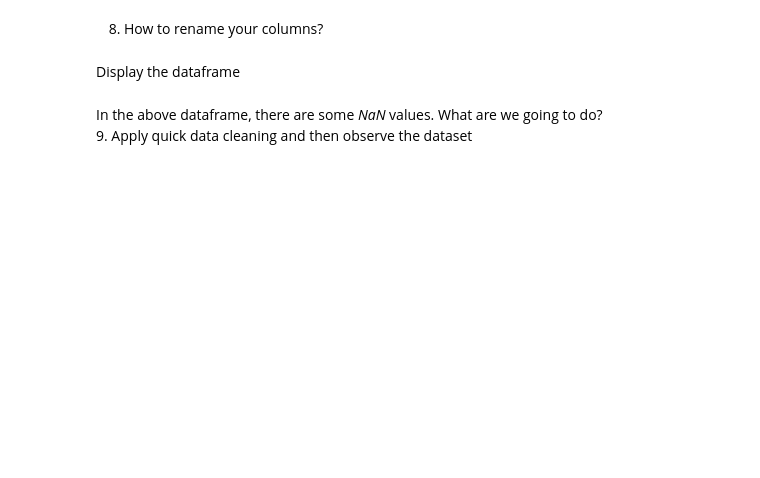
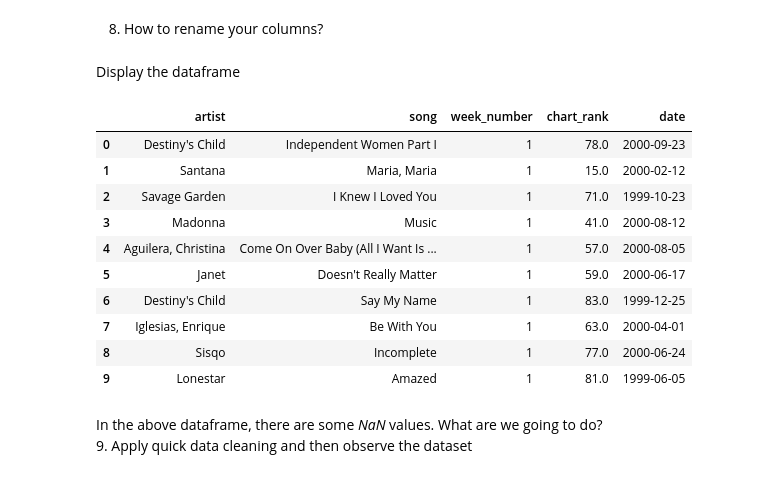
Before and after one commit to ParthiOS/PROG8245Lab4, a Jupyter notebook: week5Lab_Students.ipynb, the cells around one changed output. Cells and saved outputs as stored; diff of their text form; code cells hidden in the pictures; blank space fills up the shorter version.

```diff
--- a/week5Lab_Students.ipynb
+++ b/week5Lab_Students.ipynb
@@ -126,2 +201,6 @@ Next, let's try to find the date at which the song ranked the number that is sho
 # %% [markdown]
 7. Let's only keep necessary columns
+# %%
+BBdf_clean = BBdf_melted[['artist.inverted', 'track', 'week', 'rank', 'chart_date']]
+
+BBdf_clean.head()
@@ -128,7 +214,29 @@ Next, let's try to find the date at which the song ranked the number that is sho
 # %% [markdown]
 8. How to rename your columns?
+# %%
+BBdf_clean = BBdf_clean.rename(columns={
+    'artist.inverted': 'artist',
+    'track': 'song',
+    'week': 'week_number',
+    'rank': 'chart_rank',
+    'chart_date': 'date'
+})
 # %% [markdown]
 Display the dataframe
+# %%
+BBdf_clean.head(10)
+# %% [output]
+|  | artist | song | week_number | chart_rank | date |
+| 0 | Destiny's Child | Independent Women Part I | 1 | 78.0 | 2000-09-23 |
+| 1 | Santana | Maria, Maria | 1 | 15.0 | 2000-02-12 |
+| 2 | Savage Garden | I Knew I Loved You | 1 | 71.0 | 1999-10-23 |
+| 3 | Madonna | Music | 1 | 41.0 | 2000-08-12 |
+| 4 | Aguilera, Christina | Come On Over Baby (All I Want Is ... | 1 | 57.0 | 2000-08-05 |
+| 5 | Janet | Doesn't Really Matter | 1 | 59.0 | 2000-06-17 |
+| 6 | Destiny's Child | Say My Name | 1 | 83.0 | 1999-12-25 |
+| 7 | Iglesias, Enrique | Be With You | 1 | 63.0 | 2000-04-01 |
+| 8 | Sisqo | Incomplete | 1 | 77.0 | 2000-06-24 |
+| 9 | Lonestar | Amazed | 1 | 81.0 | 1999-06-05 |
 # %% [markdown]
 In the above dataframe, there are some *NaN* values. What are we going to do? <br/>
 9. Apply quick data cleaning and then observe the dataset
```
Also changed, not shown: parts of 14 cells of this notebook.
